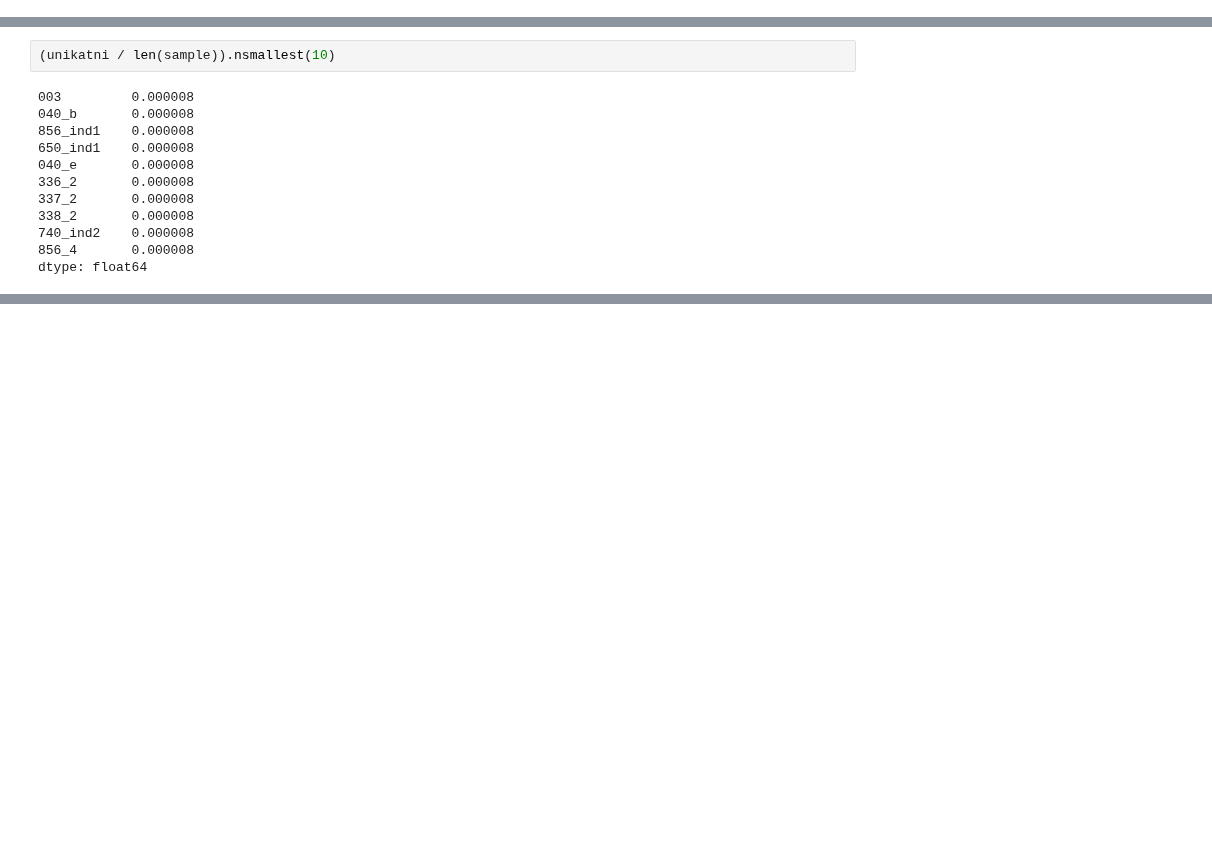
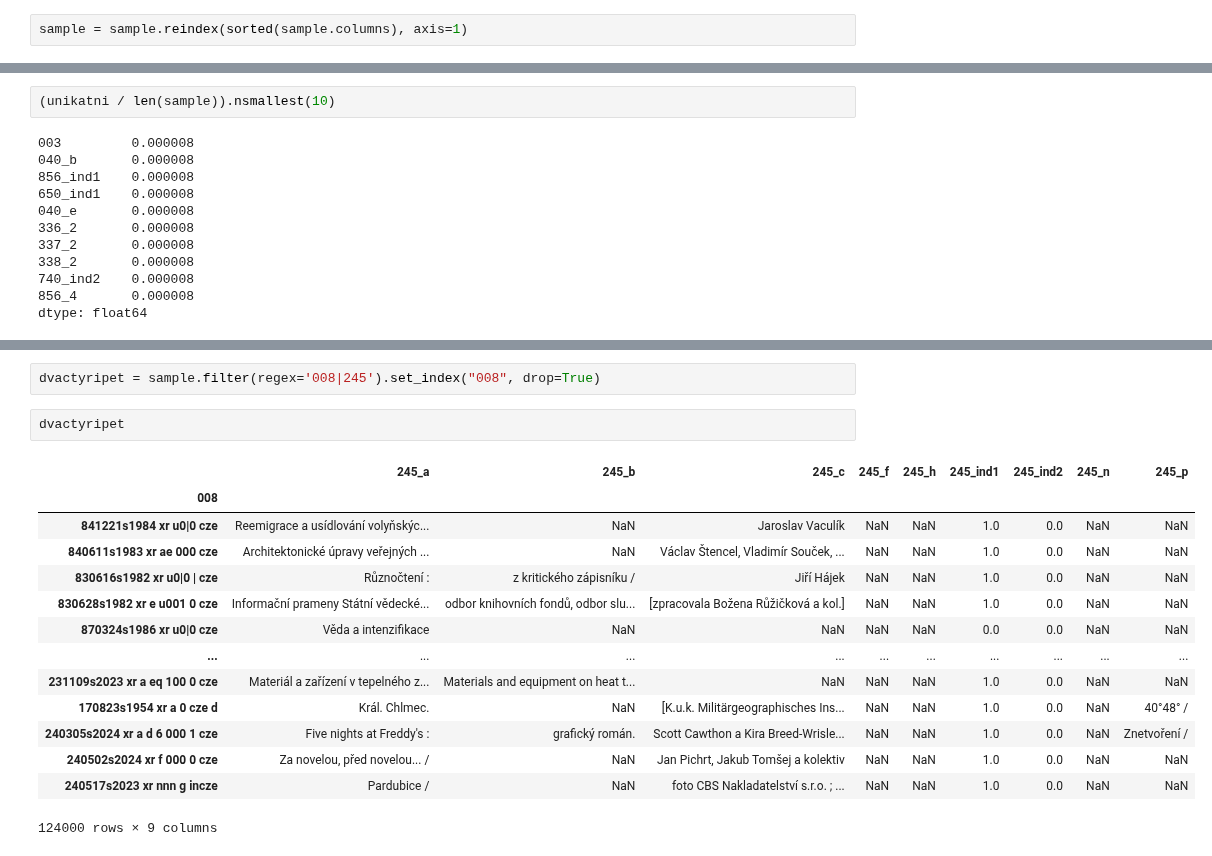
Before and after one commit to DataRozhlas/knizni-peoplemetr, a Jupyter notebook: 103_cnb_explorace_vzorku.ipynb, the cells around one changed output, grey strips where cells are left out. Cells and saved outputs as stored; diff of their text form; blank space fills up the shorter version.

```diff
--- a/103_cnb_explorace_vzorku.ipynb
+++ b/103_cnb_explorace_vzorku.ipynb
@@ -8,6 +8,8 @@ import pandas as pd
 pd.set_option('display.max_columns', 1000)
 # %%
 sample = pd.read_json("data_raw/cnb_sample.json")
+# %%
+sample = sample.reindex(sorted(sample.columns), axis=1)
 # %%
 len(sample)
 # %% [output]
@@ -228,0 +285,19 @@ dtype: float64
+# %%
+dvactyripet = sample.filter(regex='008|245').set_index("008", drop=True)
+# %%
+dvactyripet
+# %% [output]
+|  | 245_a | 245_b | 245_c | 245_f | 245_h | 245_ind1 | 245_ind2 | 245_n | 245_p |
+| 008 |  |  |  |  |  |  |  |  |  |
+| 841221s1984 xr u0|0 cze | Reemigrace a usídlování volyňskýc... | NaN | Jaroslav Vaculík | NaN | NaN | 1.0 | 0.0 | NaN | NaN |
+| 840611s1983 xr ae 000 cze | Architektonické úpravy veřejných ... | NaN | Václav Štencel, Vladimír Souček, ... | NaN | NaN | 1.0 | 0.0 | NaN | NaN |
+| 830616s1982 xr u0|0 | cze | Různočtení : | z kritického zápisníku / | Jiří Hájek | NaN | NaN | 1.0 | 0.0 | NaN | NaN |
+| 830628s1982 xr e u001 0 cze | Informační prameny Státní vědecké... | odbor knihovních fondů, odbor slu... | [zpracovala Božena Růžičková a kol.] | NaN | NaN | 1.0 | 0.0 | NaN | NaN |
+| 870324s1986 xr u0|0 cze | Věda a intenzifikace | NaN | NaN | NaN | NaN | 0.0 | 0.0 | NaN | NaN |
+| ... | ... | ... | ... | ... | ... | ... | ... | ... | ... |
+| 231109s2023 xr a eq 100 0 cze | Materiál a zařízení v tepelného z... | Materials and equipment on heat t... | NaN | NaN | NaN | 1.0 | 0.0 | NaN | NaN |
+| 170823s1954 xr a 0 cze d | Král. Chlmec. | NaN | [K.u.k. Militärgeographisches Ins... | NaN | NaN | 1.0 | 0.0 | NaN | 40°48° / |
+| 240305s2024 xr a d 6 000 1 cze | Five nights at Freddy's : | grafický román. | Scott Cawthon a Kira Breed-Wrisle... | NaN | NaN | 1.0 | 0.0 | NaN | Znetvoření / |
+| 240502s2024 xr f 000 0 cze | Za novelou, před novelou... / | NaN | Jan Pichrt, Jakub Tomšej a kolektiv | NaN | NaN | 1.0 | 0.0 | NaN | NaN |
+| 240517s2023 xr nnn g incze | Pardubice / | NaN | foto CBS Nakladatelství s.r.o. ; ... | NaN | NaN | 1.0 | 0.0 | NaN | NaN |
+124000 rows × 9 columns
```
Also changed, not shown: parts of 7 cells of this notebook, 11 other files.
